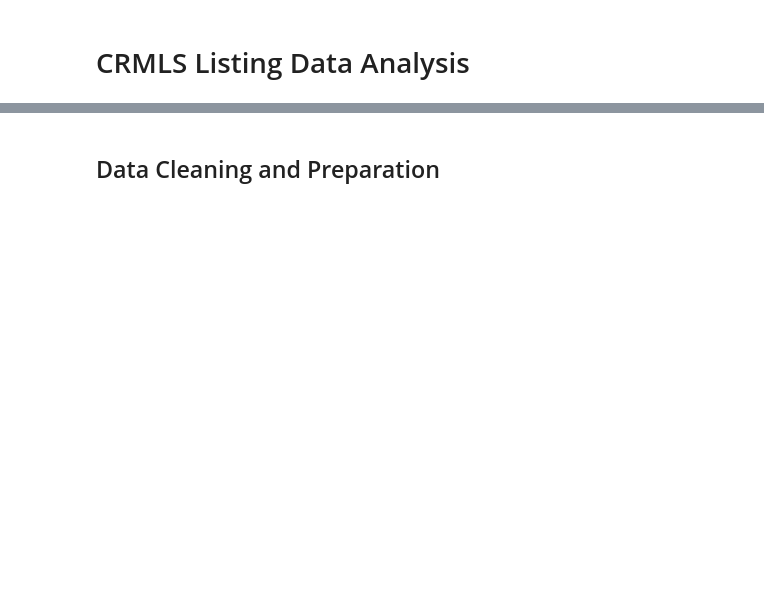
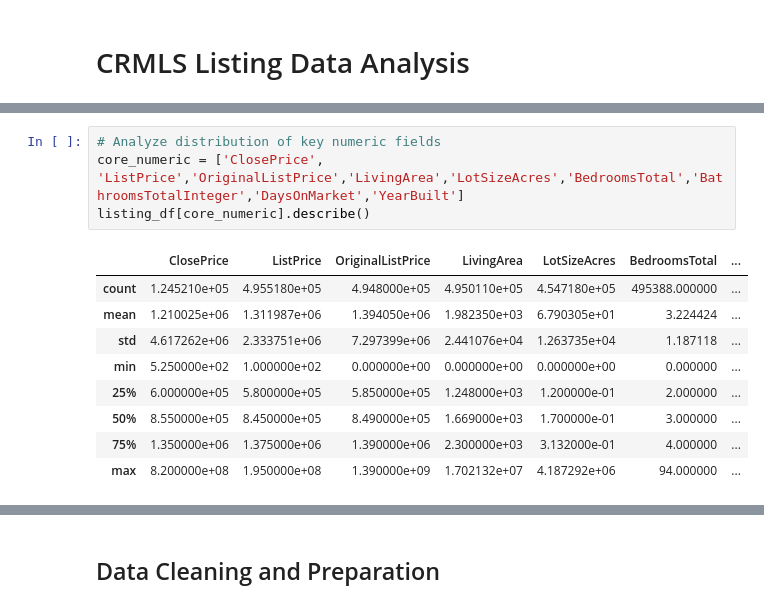
Before and after one commit to BoppingNoodles/IDX_Exchange, a Jupyter notebook: ListingAnalysis.ipynb, the cells around one changed output, grey strips where cells are left out. Saved outputs shown, nothing was run; the diff lists cells and outputs as text; blank space fills up the shorter version.

```diff
--- a/ListingAnalysis.ipynb
+++ b/ListingAnalysis.ipynb
@@ -96,0 +141,14 @@ Length: 84, dtype: int64
+# %%
+# Analyze distribution of key numeric fields
+core_numeric = ['ClosePrice', 'ListPrice','OriginalListPrice','LivingArea','LotSizeAcres','BedroomsTotal','BathroomsTotalInteger','DaysOnMarket','YearBuilt']
+listing_df[core_numeric].describe()
+# %% [output]
+|  | ClosePrice | ListPrice | OriginalListPrice | LivingArea | LotSizeAcres | BedroomsTotal | ... |
+| count | 1.245210e+05 | 4.955180e+05 | 4.948000e+05 | 4.950110e+05 | 4.547180e+05 | 495388.000000 | ... |
+| mean | 1.210025e+06 | 1.311987e+06 | 1.394050e+06 | 1.982350e+03 | 6.790305e+01 | 3.224424 | ... |
+| std | 4.617262e+06 | 2.333751e+06 | 7.297399e+06 | 2.441076e+04 | 1.263735e+04 | 1.187118 | ... |
+| min | 5.250000e+02 | 1.000000e+02 | 0.000000e+00 | 0.000000e+00 | 0.000000e+00 | 0.000000 | ... |
+| 25% | 6.000000e+05 | 5.800000e+05 | 5.850000e+05 | 1.248000e+03 | 1.200000e-01 | 2.000000 | ... |
+| 50% | 8.550000e+05 | 8.450000e+05 | 8.490000e+05 | 1.669000e+03 | 1.700000e-01 | 3.000000 | ... |
+| 75% | 1.350000e+06 | 1.375000e+06 | 1.390000e+06 | 2.300000e+03 | 3.132000e-01 | 4.000000 | ... |
+| max | 8.200000e+08 | 1.950000e+08 | 1.390000e+09 | 1.702132e+07 | 4.187292e+06 | 94.000000 | ... |
```
Also changed, not shown: parts of 36 cells of this notebook.
